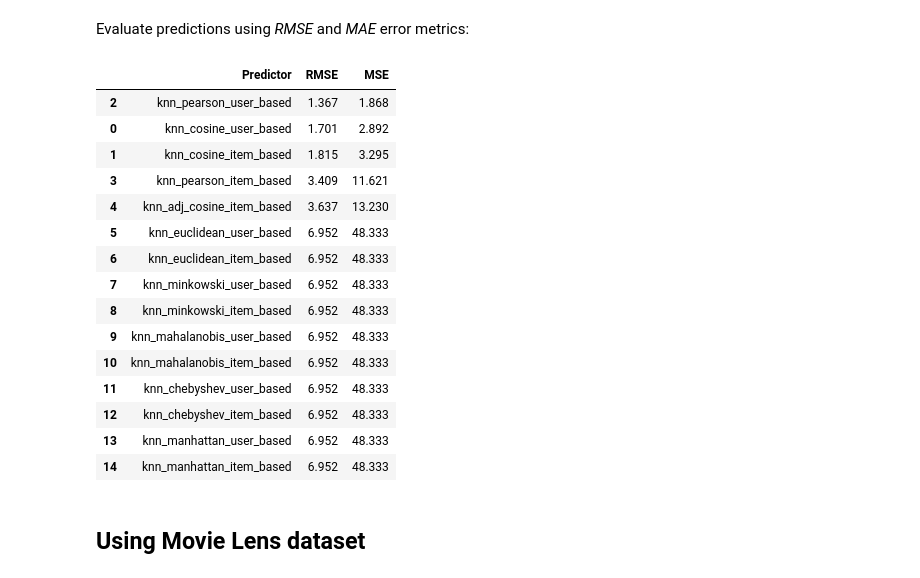
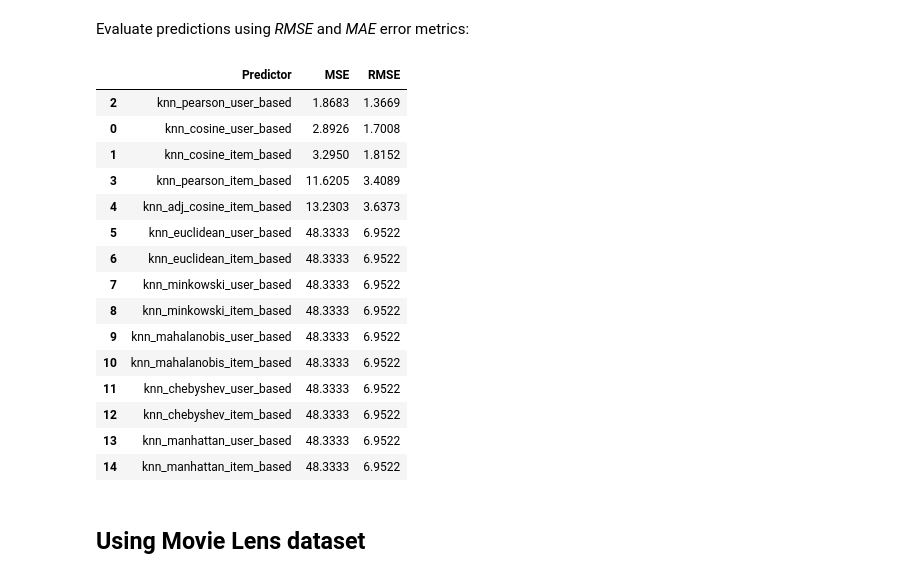
Before and after one commit to adrianmarino/cf-rec-sys-examples, a Jupyter notebook: cf_rec_sys_examples.ipynb, the cells around one changed output. Saved outputs shown, nothing was run; the diff lists cells and outputs as text; code cells hidden in the pictures.

Commit message:
refactor: allows create custom metric classses give a context

```diff
--- a/cf_rec_sys_examples.ipynb
+++ b/cf_rec_sys_examples.ipynb
@@ -178,5 +183,12 @@ show_similar_users(indices, similarities, user_id)
 * $K$ could be calculated using any subclass of [SimilarityService](https://github.com/adrianmarino/cf-rec-sys-examples/blob/master/src/similarity/service/similarity_service.py) ([CommonSimilarityService](https://github.com/adrianmarino/cf-rec-sys-examples/blob/master/src/similarity/service/impl/common_similarity_service.py) or [AdjustedCosineSimilarityService](https://github.com/adrianmarino/cf-rec-sys-examples/blob/master/src/similarity/service/impl/adjusted_cosine_similarity_service.py)).
 * $\overline{r}_{u}$ is the mean of all ratings made by $u$ user.
 * $r_{o,i} - \overline{r}_{o}$ is the diference between the $o$ user rating to $i$ item and $\overline{r}_{o}$ mean. Is used to adjust the user associated biases. User biases occur as certain users may tend to always give high or low ratings to all items.
+# %%
+evaluator = Evaluator(
+    metrics=[
+        MeanSquaredErrorMetric(decimals=4),
+        RootMeanSquaredErrorMetric(decimals=4)
+    ]
+)
 # %%
 predictor = predictor_factory.create('knn_cosine_user_based', rm, n_neighbors)
@@ -365,24 +389,24 @@ predictors_pool.predict(user_id, item_id), rm.cell(user_id, item_id)
 # %% [markdown]
 Evaluate predictions using _RMSE_ and _MAE_ error metrics:
 # %%
-predictors_pool.evaluate(rm).sort_values(by='RMSE')
+evaluator.evaluate(predictors, rm).sort_values(by='RMSE')
 # %% [output]
-|  | Predictor | RMSE | MSE |
-| 2 | knn_pearson_user_based | 1.367 | 1.868 |
-| 0 | knn_cosine_user_based | 1.701 | 2.892 |
-| 1 | knn_cosine_item_based | 1.815 | 3.295 |
-| 3 | knn_pearson_item_based | 3.409 | 11.621 |
-| 4 | knn_adj_cosine_item_based | 3.637 | 13.230 |
-| 5 | knn_euclidean_user_based | 6.952 | 48.333 |
-| 6 | knn_euclidean_item_based | 6.952 | 48.333 |
-| 7 | knn_minkowski_user_based | 6.952 | 48.333 |
-| 8 | knn_minkowski_item_based | 6.952 | 48.333 |
-| 9 | knn_mahalanobis_user_based | 6.952 | 48.333 |
-| 10 | knn_mahalanobis_item_based | 6.952 | 48.333 |
-| 11 | knn_chebyshev_user_based | 6.952 | 48.333 |
-| 12 | knn_chebyshev_item_based | 6.952 | 48.333 |
-| 13 | knn_manhattan_user_based | 6.952 | 48.333 |
-| 14 | knn_manhattan_item_based | 6.952 | 48.333 |
+|  | Predictor | MSE | RMSE |
+| 2 | knn_pearson_user_based | 1.8683 | 1.3669 |
+| 0 | knn_cosine_user_based | 2.8926 | 1.7008 |
+| 1 | knn_cosine_item_based | 3.2950 | 1.8152 |
+| 3 | knn_pearson_item_based | 11.6205 | 3.4089 |
+| 4 | knn_adj_cosine_item_based | 13.2303 | 3.6373 |
+| 5 | knn_euclidean_user_based | 48.3333 | 6.9522 |
+| 6 | knn_euclidean_item_based | 48.3333 | 6.9522 |
+| 7 | knn_minkowski_user_based | 48.3333 | 6.9522 |
+| 8 | knn_minkowski_item_based | 48.3333 | 6.9522 |
+| 9 | knn_mahalanobis_user_based | 48.3333 | 6.9522 |
+| 10 | knn_mahalanobis_item_based | 48.3333 | 6.9522 |
+| 11 | knn_chebyshev_user_based | 48.3333 | 6.9522 |
+| 12 | knn_chebyshev_item_based | 48.3333 | 6.9522 |
+| 13 | knn_manhattan_user_based | 48.3333 | 6.9522 |
+| 14 | knn_manhattan_item_based | 48.3333 | 6.9522 |
 # %% [markdown]
 ## Using Movie Lens dataset
 # %% [markdown]
```
Also changed, not shown: parts of 20 cells of this notebook, 18 other files.
